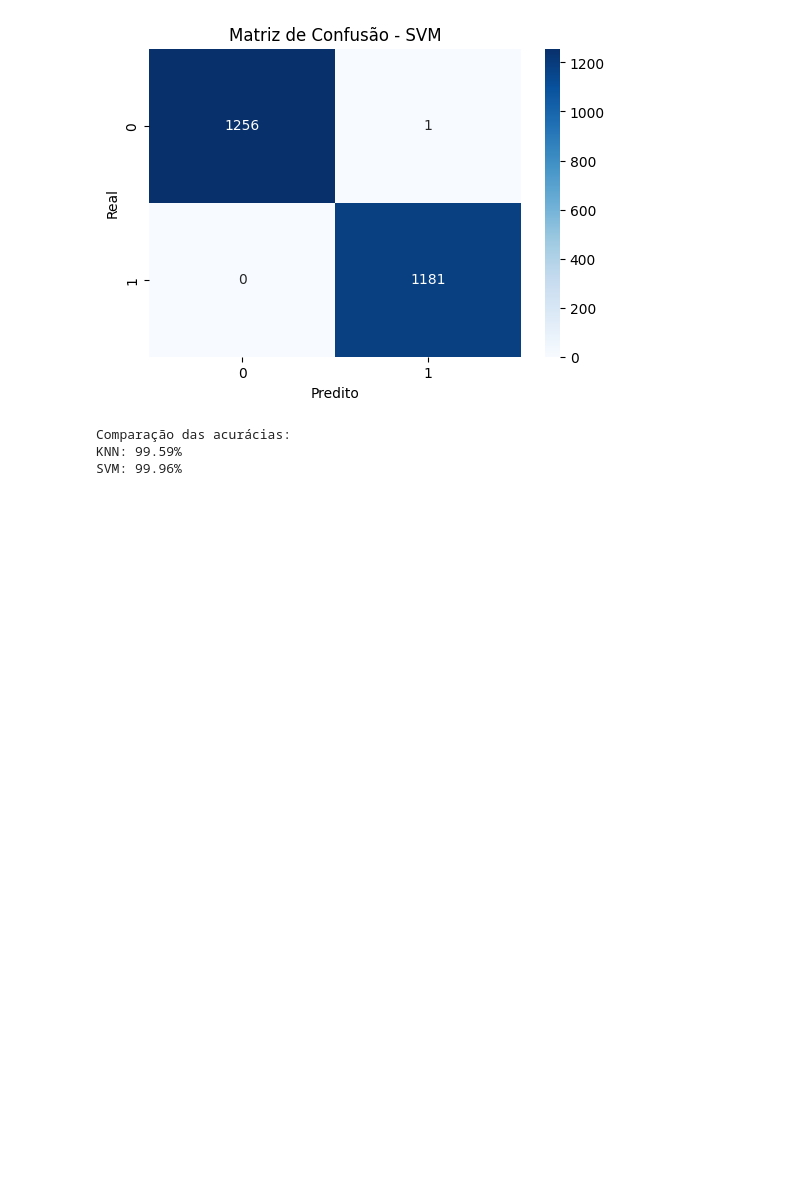
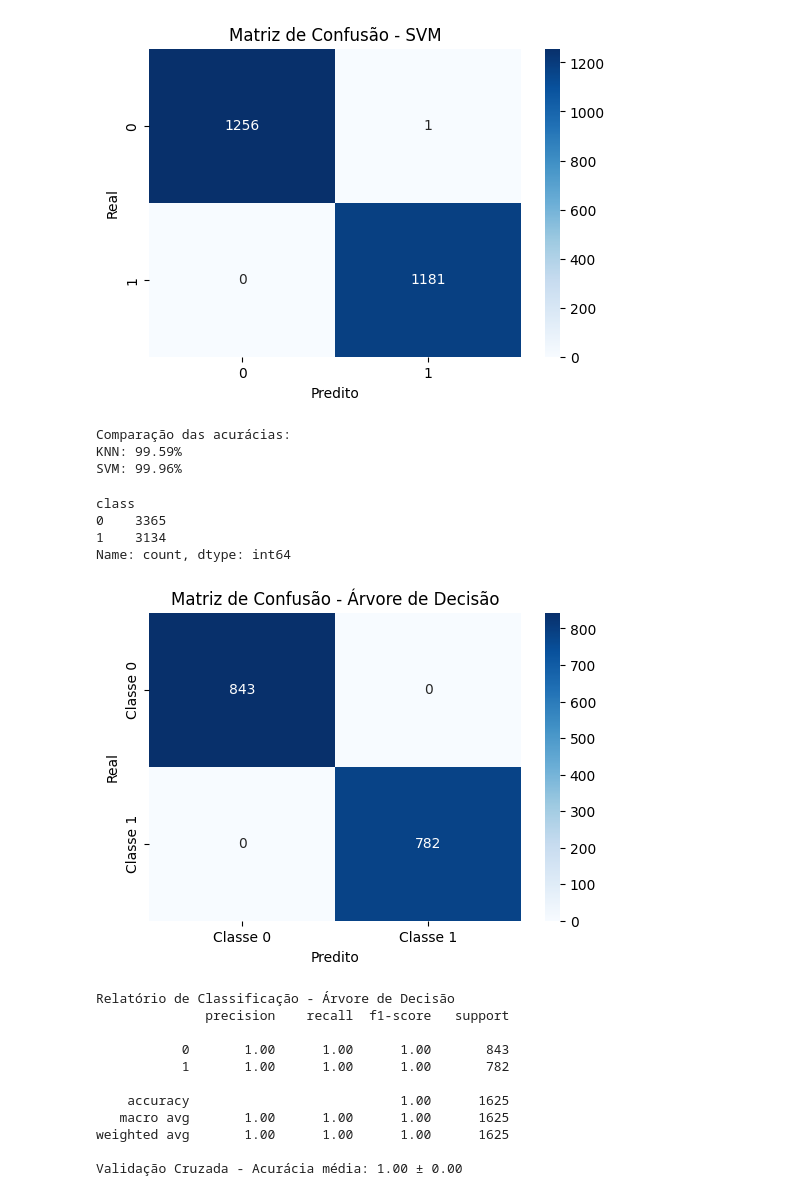
Before and after one commit to MarcusxDM/shroom-class-project, a Jupyter notebook: main.ipynb, the cells around one changed output. Saved outputs shown, nothing was run; the diff lists cells and outputs as text; code cells hidden in the pictures; blank space fills up the shorter version.

Commit message:
decision tree

```diff
--- a/main.ipynb
+++ b/main.ipynb
@@ -130,3 +130,70 @@ print(f'Comparação das acurácias:\nKNN: {accuracy_knn * 100:.2f}%\nSVM: {accu
 Comparação das acurácias:
 KNN: 99.59%
 SVM: 99.96%
+# %%
+from sklearn.tree import DecisionTreeClassifier
+from sklearn.model_selection import cross_val_score, train_test_split
+from sklearn.metrics import classification_report, confusion_matrix
+import seaborn as sns
+import matplotlib.pyplot as plt
+from sklearn.utils import resample
+
+X_train, X_test, y_train, y_test = train_test_split(X, y, test_size=0.2, random_state=42)
+
+print(y_train.value_counts())
+if y_train.value_counts().min() / y_train.value_counts().max() < 0.5:
+    X_train_balanced, y_train_balanced = resample(X_train, y_train,
+                                                  replace=True,
+                                                  n_samples=X_train.shape[0],
+                                                  random_state=42)
+else:
+    X_train_balanced, y_train_balanced = X_train, y_train
+
+dt_model = DecisionTreeClassifier(random_state=42)
+dt_model.fit(X_train_balanced, y_train_balanced)
+
+y_pred_dt = dt_model.predict(X_test)
+
+conf_matrix_dt = confusion_matrix(y_test, y_pred_dt)
+
+plt.figure(figsize=(6, 4))
+sns.heatmap(conf_matrix_dt, annot=True, cmap='Blues', fmt="d",
+            xticklabels=['Classe 0', 'Classe 1'], yticklabels=['Classe 0', 'Classe 1'])
+plt.title("Matriz de Confusão - Árvore de Decisão")
+plt.xlabel("Predito")
+plt.ylabel("Real")
+plt.show()
+
+print("Relatório de Classificação - Árvore de Decisão")
+print(classification_report(y_test, y_pred_dt))
+
+cv_scores = cross_val_score(dt_model, X_train_balanced, y_train_balanced, cv=5, scoring='accuracy')
+print(f"Validação Cruzada - Acurácia média: {cv_scores.mean():.2f} ± {cv_scores.std():.2f}")
+
+
+importances = dt_model.feature_importances_
+indices = importances.argsort()[::-1]
+
+
+plt.figure(figsize=(10, 6))
+plt.title("Importância das Features")
+plt.bar(range(X_train.shape[1]), importances[indices], align="center")
+plt.xticks(range(X_train.shape[1]), X_train.columns[indices], rotation=90)
+plt.show()
+# %% [output]
+class
+0    3365
+1    3134
+Name: count, dtype: int64
+[figure, added]
+Relatório de Classificação - Árvore de Decisão
+              precision    recall  f1-score   support
+
+           0       1.00      1.00      1.00       843
+           1       1.00      1.00      1.00       782
+
+    accuracy                           1.00      1625
+   macro avg       1.00      1.00      1.00      1625
+weighted avg       1.00      1.00      1.00      1625
+
+Validação Cruzada - Acurácia média: 1.00 ± 0.00
```
Also changed, not shown: parts of 1 cell of this notebook.
